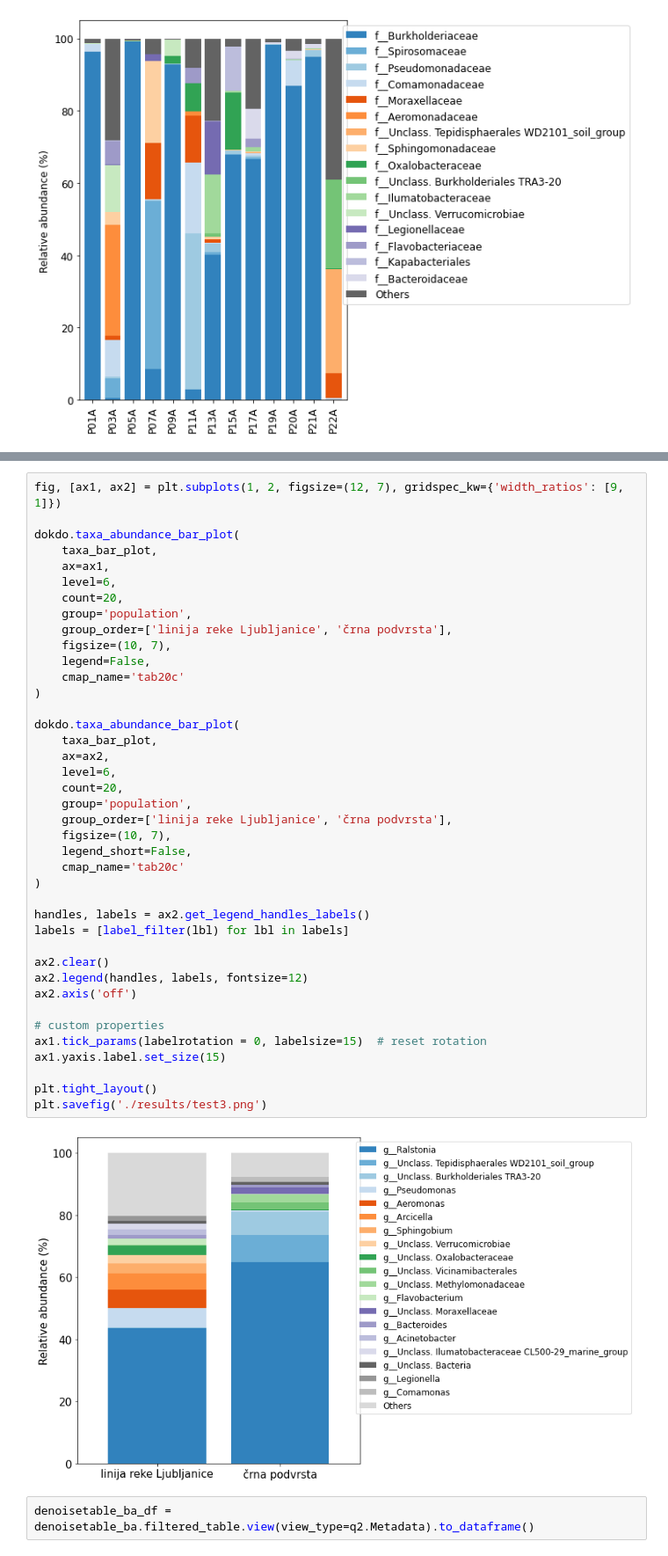
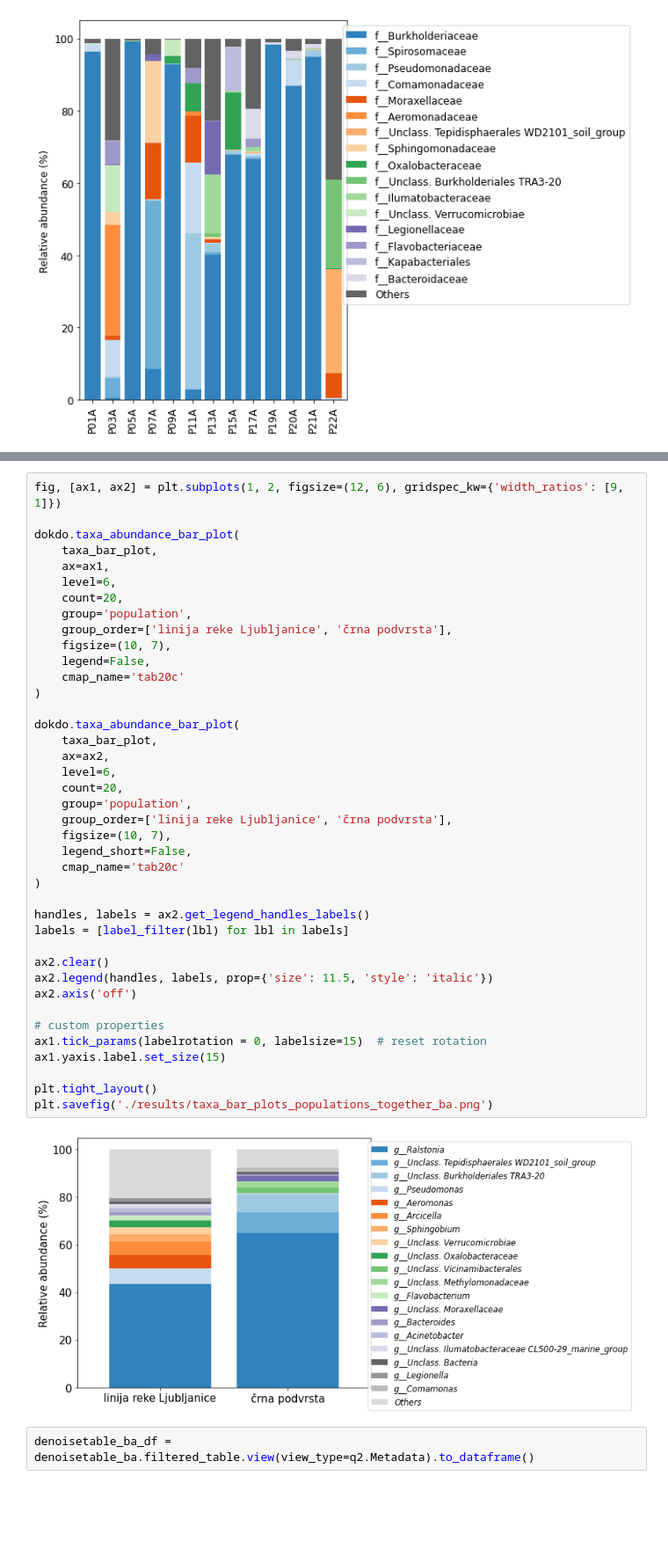
Before and after one commit to nezapajek/proteus-skin-microbiome, a Jupyter notebook: bacteria/02_taxonomic-analysis.ipynb, the cells around one changed output, grey strips where cells are left out. Shown: that part at 88% size. Cells and saved outputs as stored; diff of their text form; blank space fills up the shorter version.

```diff
--- a/bacteria/02_taxonomic-analysis.ipynb
+++ b/bacteria/02_taxonomic-analysis.ipynb
@@ -612,7 +630,7 @@ plt.savefig('./results/proteus_all_populations.png')
 # %% [output]
 [figure]
 # %%
-fig, [ax1, ax2] = plt.subplots(1, 2, figsize=(12, 7), gridspec_kw={'width_ratios': [9, 1]})
+fig, [ax1, ax2] = plt.subplots(1, 2, figsize=(12, 6), gridspec_kw={'width_ratios': [9, 1]})
 
 dokdo.taxa_abundance_bar_plot(
     taxa_bar_plot,
@@ -623,36 +641,36 @@ dokdo.taxa_abundance_bar_plot(
     group_order=['linija reke Ljubljanice', 'črna podvrsta'],
     figsize=(10, 7),
     legend=False,
     cmap_name='tab20c'
 )
 
 dokdo.taxa_abundance_bar_plot(
     taxa_bar_plot,
     ax=ax2,
     level=6,
     count=20,
     group='population',
     group_order=['linija reke Ljubljanice', 'črna podvrsta'],
     figsize=(10, 7),
     legend_short=False,
     cmap_name='tab20c'
 )
 
 handles, labels = ax2.get_legend_handles_labels()
 labels = [label_filter(lbl) for lbl in labels]
 
 ax2.clear()
-ax2.legend(handles, labels, fontsize=12)
+ax2.legend(handles, labels, prop={'size': 11.5, 'style': 'italic'})
 ax2.axis('off')
 
 # custom properties
 ax1.tick_params(labelrotation = 0, labelsize=15)  # reset rotation
 ax1.yaxis.label.set_size(15)
 
 plt.tight_layout()
-plt.savefig('./results/test3.png')
+plt.savefig('./results/taxa_bar_plots_populations_together_ba.png')
 # %% [output]
-[figure, old version]
+[figure, new version]
 # %%
 denoisetable_ba_df = denoisetable_ba.filtered_table.view(view_type=q2.Metadata).to_dataframe()
 # %%
```
Also changed, not shown: parts of 17 cells of this notebook, 30 other files.
